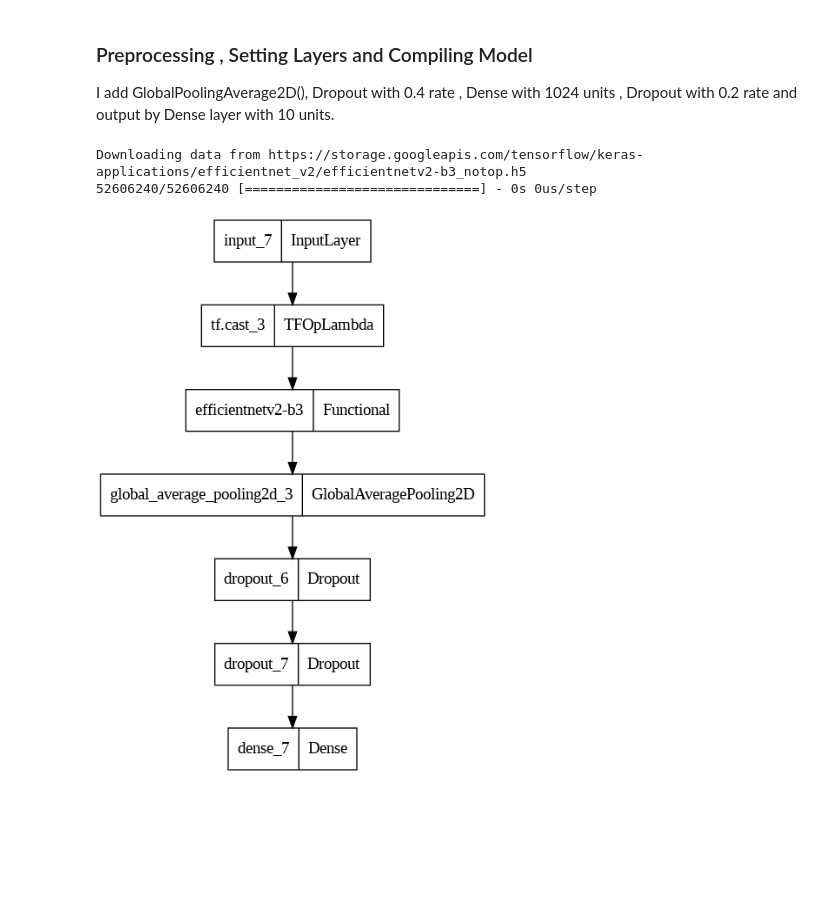
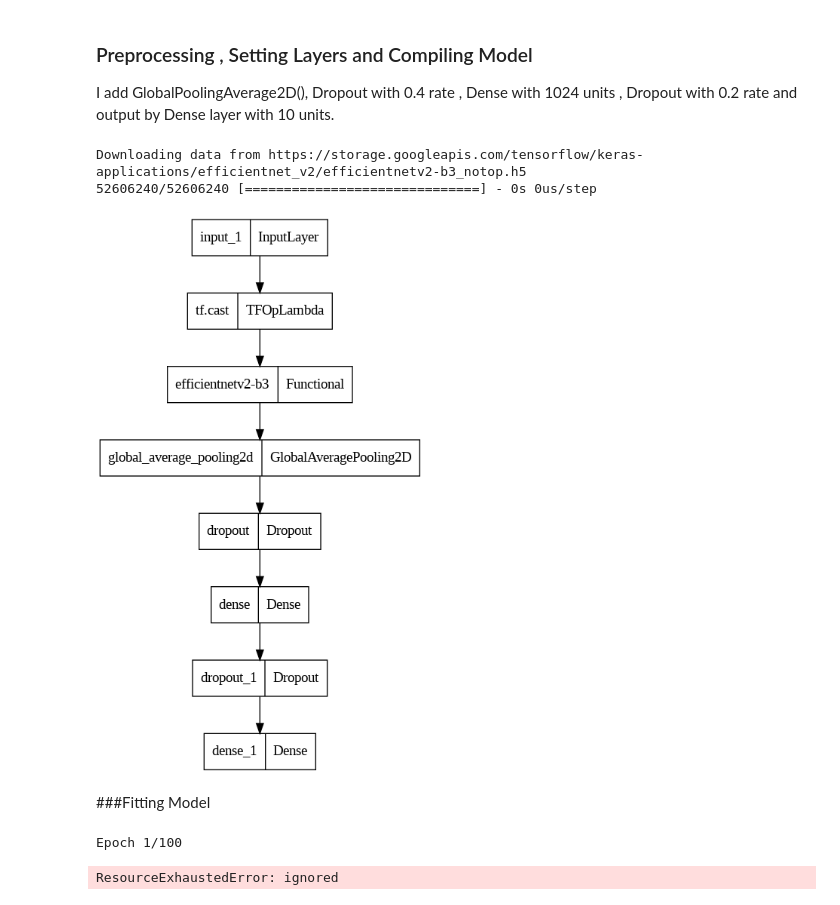
Before and after one commit to qdsb/deeplearning, a Jupyter notebook: image-classification/problem_1_mf.ipynb, the cells around one changed output. Cells and saved outputs as stored; diff of their text form; code cells hidden in the pictures; blank space fills up the shorter version.

```diff
--- a/image-classification/problem_1_mf.ipynb
+++ b/image-classification/problem_1_mf.ipynb
@@ -251,21 +251,28 @@ I add GlobalPoolingAverage2D(), Dropout with 0.4 rate , Dense with 1024 units ,
 # %%
 input_layer = Input([456 , 456 , 3])
 x = tf.cast(input_layer , dtype = tf.float32)
 x = efficientnetpre(x)
 
 efficientnet_model = EfficientNetV2B3(weights = 'imagenet' , include_top = False)(x)
 
 output_layer = GlobalAveragePooling2D()(efficientnet_model)
 output_layer = Dropout(0.4)(output_layer)
-ouput_layer = Dense(1024 , activation = 'relu')(output_layer)
+output_layer = Dense(1024 , activation = 'relu')(output_layer)
 output_layer = Dropout(0.2)(output_layer)
 output_layer = Dense(num_classes , activation = 'softmax')(output_layer)
 
 efficientnet_custom_model = Model(inputs = input_layer, outputs = output_layer)
 
 efficientnet_custom_model.compile(optimizer = Adam(0.0001) , loss = 'categorical_crossentropy' , metrics = [F1Score(average = 'micro')])
 keras.utils.plot_model(efficientnet_custom_model)
 # %% [output]
 Downloading data from https://storage.googleapis.com/tensorflow/keras-applications/efficientnet_v2/efficientnetv2-b3_notop.h5
 52606240/52606240 [==============================] - 0s 0us/step
-[figure, old version]
+[figure, new version]
+# %% [markdown]
+###Fitting Model
+# %%
+efficientnet_custom_model.fit(train_dataset , validation_data = validation_dataset , epochs = 100)
+# %% [output]
+Epoch 1/100
+ResourceExhaustedError: ignored
```
Also changed, not shown: parts of 4 cells of this notebook.
